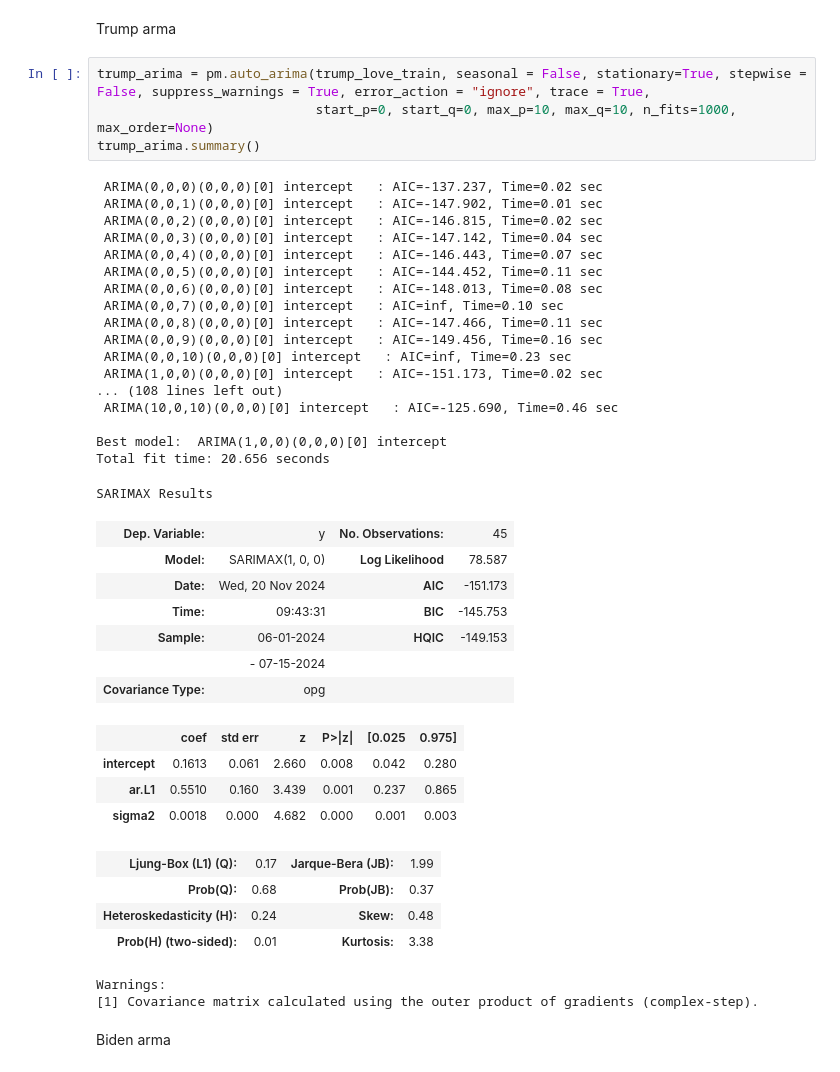
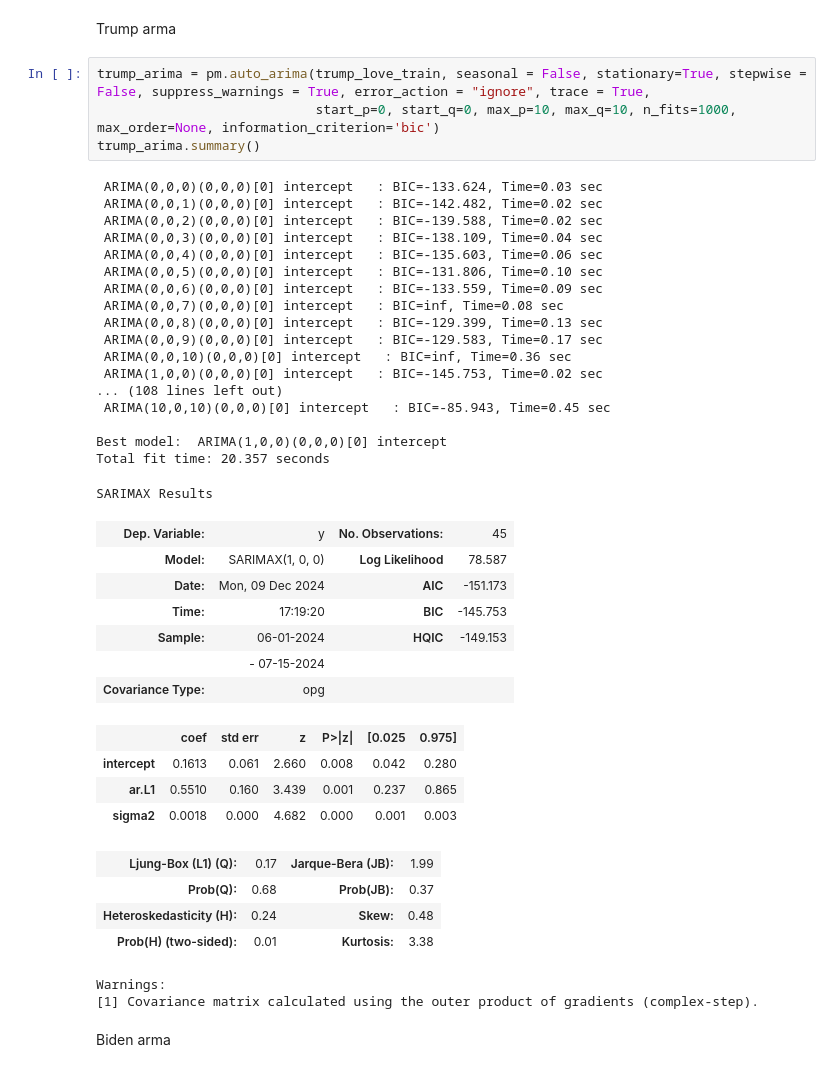
Before and after one commit to bnvulpe/votecore, a Jupyter notebook: scripts/data_mining.ipynb, the cells around one changed output. Cells and saved outputs as stored; diff of their text form.

```diff
--- a/scripts/data_mining.ipynb
+++ b/scripts/data_mining.ipynb
@@ -555,31 +606,31 @@ We then use pdarima to find the best ARMA model for each time series, and see if
 Trump arma
 # %%
 trump_arima = pm.auto_arima(trump_love_train, seasonal = False, stationary=True, stepwise = False, suppress_warnings = True, error_action = "ignore", trace = True,
-                            start_p=0, start_q=0, max_p=10, max_q=10, n_fits=1000, max_order=None)
+                            start_p=0, start_q=0, max_p=10, max_q=10, n_fits=1000, max_order=None, information_criterion='bic')
 trump_arima.summary()
 # %% [output]
- ARIMA(0,0,0)(0,0,0)[0] intercept   : AIC=-137.237, Time=0.02 sec
- ARIMA(0,0,1)(0,0,0)[0] intercept   : AIC=-147.902, Time=0.01 sec
- ARIMA(0,0,2)(0,0,0)[0] intercept   : AIC=-146.815, Time=0.02 sec
- ARIMA(0,0,3)(0,0,0)[0] intercept   : AIC=-147.142, Time=0.04 sec
- ARIMA(0,0,4)(0,0,0)[0] intercept   : AIC=-146.443, Time=0.07 sec
- ARIMA(0,0,5)(0,0,0)[0] intercept   : AIC=-144.452, Time=0.11 sec
- ARIMA(0,0,6)(0,0,0)[0] intercept   : AIC=-148.013, Time=0.08 sec
- ARIMA(0,0,7)(0,0,0)[0] intercept   : AIC=inf, Time=0.10 sec
- ARIMA(0,0,8)(0,0,0)[0] intercept   : AIC=-147.466, Time=0.11 sec
- ARIMA(0,0,9)(0,0,0)[0] intercept   : AIC=-149.456, Time=0.16 sec
- ARIMA(0,0,10)(0,0,0)[0] intercept   : AIC=inf, Time=0.23 sec
- ARIMA(1,0,0)(0,0,0)[0] intercept   : AIC=-151.173, Time=0.02 sec
+ ARIMA(0,0,0)(0,0,0)[0] intercept   : BIC=-133.624, Time=0.03 sec
+ ARIMA(0,0,1)(0,0,0)[0] intercept   : BIC=-142.482, Time=0.02 sec
+ ARIMA(0,0,2)(0,0,0)[0] intercept   : BIC=-139.588, Time=0.02 sec
+ ARIMA(0,0,3)(0,0,0)[0] intercept   : BIC=-138.109, Time=0.04 sec
+ ARIMA(0,0,4)(0,0,0)[0] intercept   : BIC=-135.603, Time=0.06 sec
+ ARIMA(0,0,5)(0,0,0)[0] intercept   : BIC=-131.806, Time=0.10 sec
+ ARIMA(0,0,6)(0,0,0)[0] intercept   : BIC=-133.559, Time=0.09 sec
+ ARIMA(0,0,7)(0,0,0)[0] intercept   : BIC=inf, Time=0.08 sec
+ ARIMA(0,0,8)(0,0,0)[0] intercept   : BIC=-129.399, Time=0.13 sec
+ ARIMA(0,0,9)(0,0,0)[0] intercept   : BIC=-129.583, Time=0.17 sec
+ ARIMA(0,0,10)(0,0,0)[0] intercept   : BIC=inf, Time=0.36 sec
+ ARIMA(1,0,0)(0,0,0)[0] intercept   : BIC=-145.753, Time=0.02 sec
 ... (108 lines left out)
- ARIMA(10,0,10)(0,0,0)[0] intercept   : AIC=-125.690, Time=0.46 sec
+ ARIMA(10,0,10)(0,0,0)[0] intercept   : BIC=-85.943, Time=0.45 sec
 
 Best model:  ARIMA(1,0,0)(0,0,0)[0] intercept
-Total fit time: 20.656 seconds
+Total fit time: 20.357 seconds
 SARIMAX Results
 | Dep. Variable: | y | No. Observations: | 45 |
 | Model: | SARIMAX(1, 0, 0) | Log Likelihood | 78.587 |
-| Date: | Wed, 20 Nov 2024 | AIC | -151.173 |
-| Time: | 09:43:31 | BIC | -145.753 |
+| Date: | Mon, 09 Dec 2024 | AIC | -151.173 |
+| Time: | 17:19:20 | BIC | -145.753 |
 | Sample: | 06-01-2024 | HQIC | -149.153 |
 |  | - 07-15-2024 |  |  |
 | Covariance Type: | opg |  |  |
```
Also changed, not shown: parts of 3 cells of this notebook.
